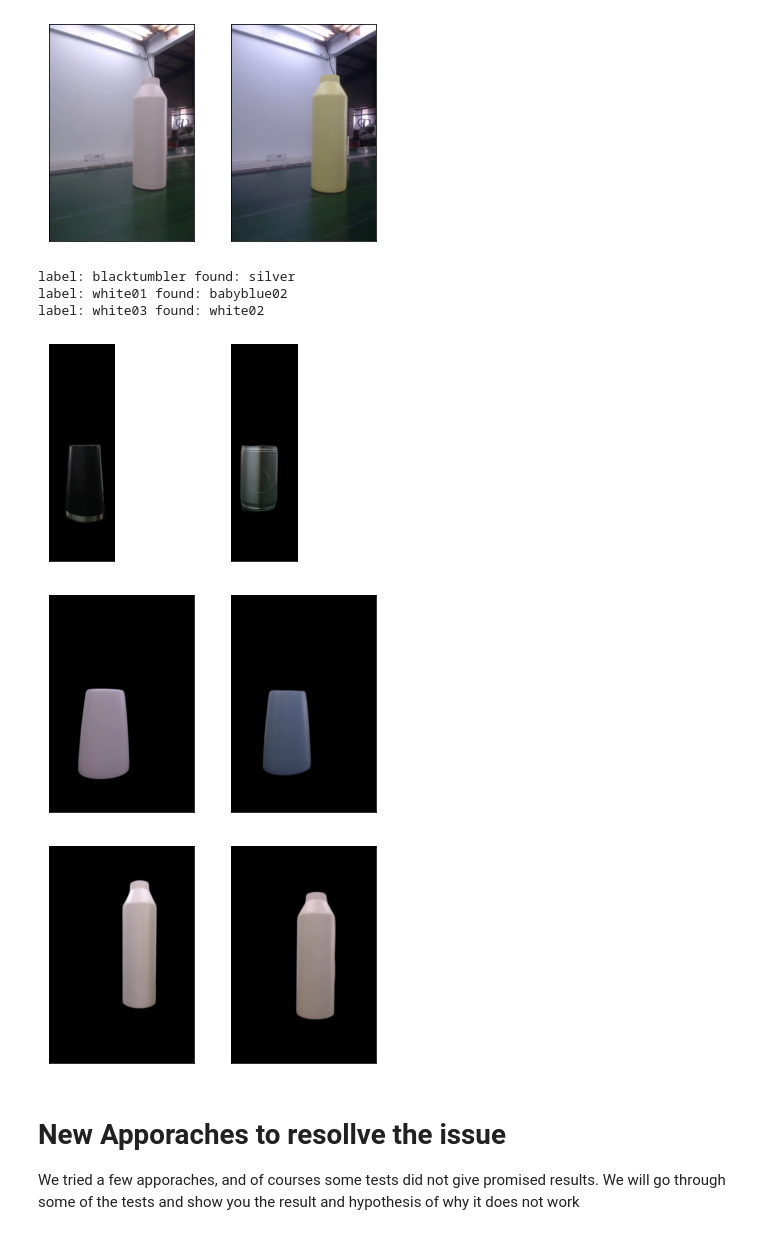
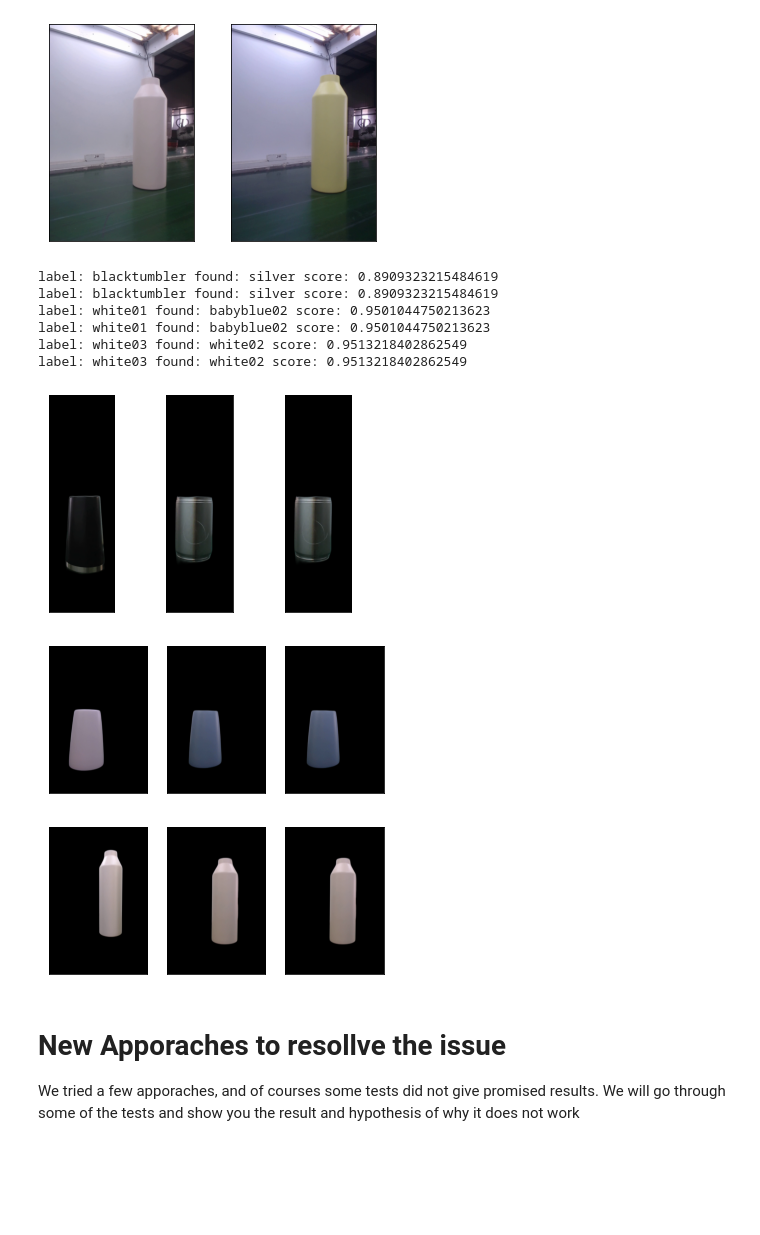
Before and after one commit to MM2021-811/ImageIdentification, a Jupyter notebook: report_demo.ipynb, the cells around one changed output. Cells and saved outputs as stored; diff of their text form; code cells hidden in the pictures; blank space fills up the shorter version.

```diff
--- a/report_demo.ipynb
+++ b/report_demo.ipynb
@@ -263,35 +291,42 @@ TestUtil.plot_images([image,image2])
 # %%
 from util.vearchutil import VearchUtil
 from util.testutil import TestUtil
 import cv2
 
 wrong_images = ['./data/zerobox_nobg/images/blacktumbler/00009.png',
  './data/zerobox_nobg/images/white01/bumbler0011.png',
  './data/zerobox_nobg/images/white03/output0065.png']
 
 for image_name in wrong_images:
     util = VearchUtil(model_name="alphaalex")
     # image_name=wrong_images[0]
-    item = util.search_by_image(image=image_name)
+    items = util.search_by_image(image=image_name,return_records=2)
     # pprint(item)
     label = image_name.split('/')[-2]
-    target = item["data"]["tags"][0]
-    print(f"label: {label} found: {target}")
 
     image = cv2.imread(image_name)
     image = cv2.cvtColor(image, cv2.COLOR_BGR2RGB)
 
-    image2 = cv2.imread(item["data"]["image_name"])
-    image2 = cv2.cvtColor(image2, cv2.COLOR_BGR2RGB)
+    images = [image]
+    for item in items:
+        target = item["data"]["tags"][0]
+        print(f"label: {label} found: {target} score: {item['score']}")
 
-    TestUtil.plot_images([image,image2])
+        image2 = cv2.imread(item["data"]["image_name"])
+        image2 = cv2.cvtColor(image2, cv2.COLOR_BGR2RGB)
+        images.append(image2)
+
+    TestUtil.plot_images(images)
 # %% [output]
-label: blacktumbler found: silver
-label: white01 found: babyblue02
-label: white03 found: white02
+label: blacktumbler found: silver score: 0.8909323215484619
+label: blacktumbler found: silver score: 0.8909323215484619
+label: white01 found: babyblue02 score: 0.9501044750213623
+label: white01 found: babyblue02 score: 0.9501044750213623
+label: white03 found: white02 score: 0.9513218402862549
+label: white03 found: white02 score: 0.9513218402862549
-[figure, old version]
+[figure, new version]
-[figure, old version]
+[figure, new version]
-[figure, old version]
+[figure, new version]
 # %% [markdown]
 # New Apporaches to resollve the issue
 We tried a few apporaches, and of courses some tests did not give promised results. We will go through some of the tests and show you the result and hypothesis of why it does not work
```
Also changed, not shown: parts of 3 cells of this notebook.
